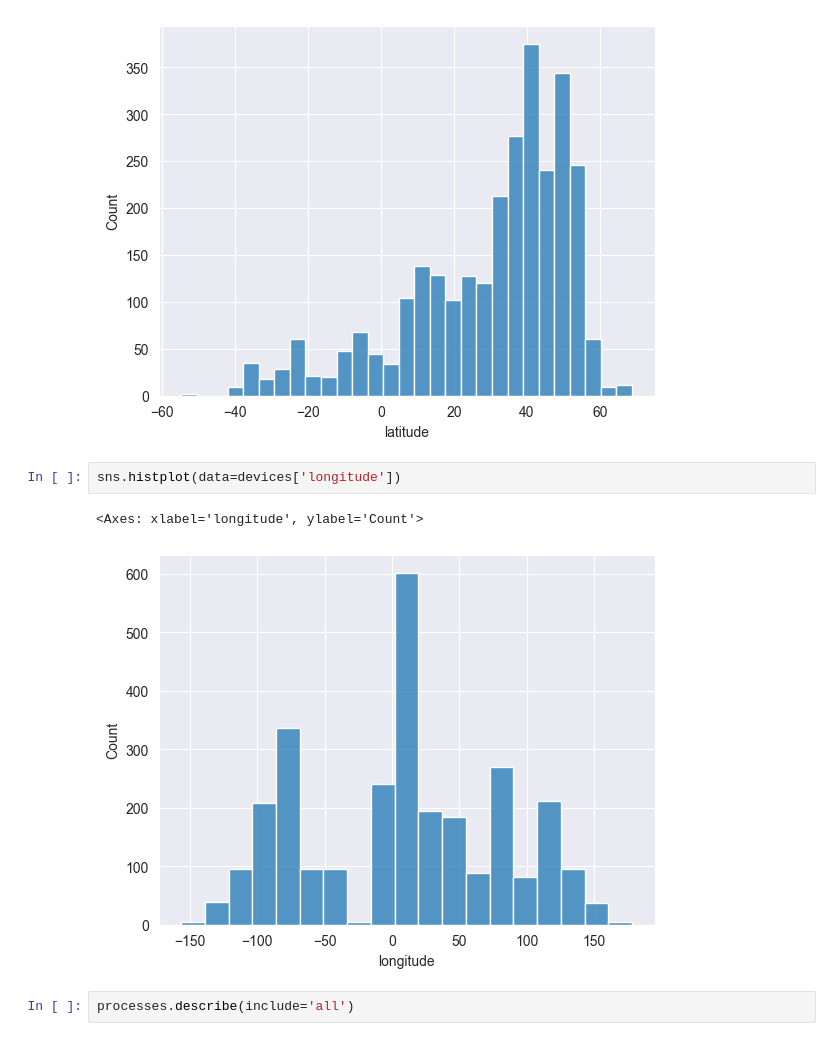
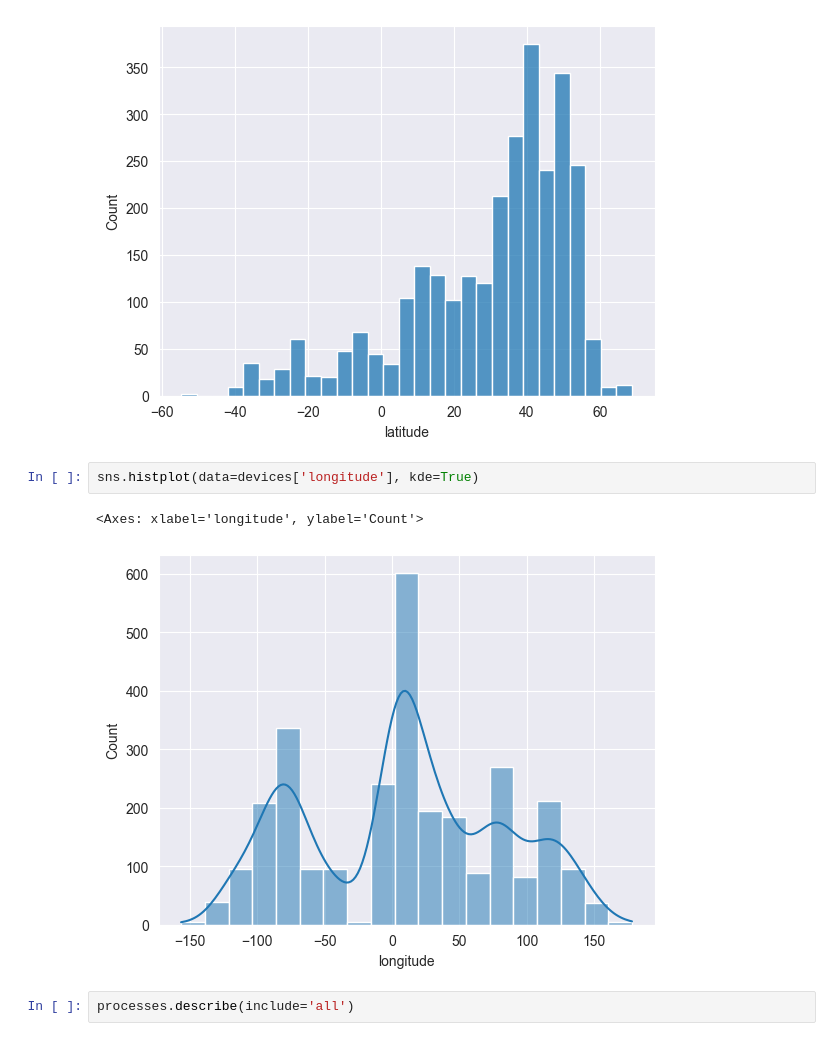
Before and after one commit to RikoAppDev/iau-course-assignments, a Jupyter notebook: zadanie.ipynb, the cells around one changed output. Drawn from its saved outputs; the diff is of its cells as text.

```diff
--- a/zadanie.ipynb
+++ b/zadanie.ipynb
@@ -371,10 +408,10 @@ sns.histplot(data=devices['latitude'])
 <Axes: xlabel='latitude', ylabel='Count'>
 [figure]
 # %%
-sns.histplot(data=devices['longitude'])
+sns.histplot(data=devices['longitude'], kde=True)
 # %% [output]
 <Axes: xlabel='longitude', ylabel='Count'>
-[figure, old version]
+[figure, new version]
 # %%
 processes.describe(include='all')
 # %% [output]
```
Also changed, not shown: parts of 9 cells of this notebook.
